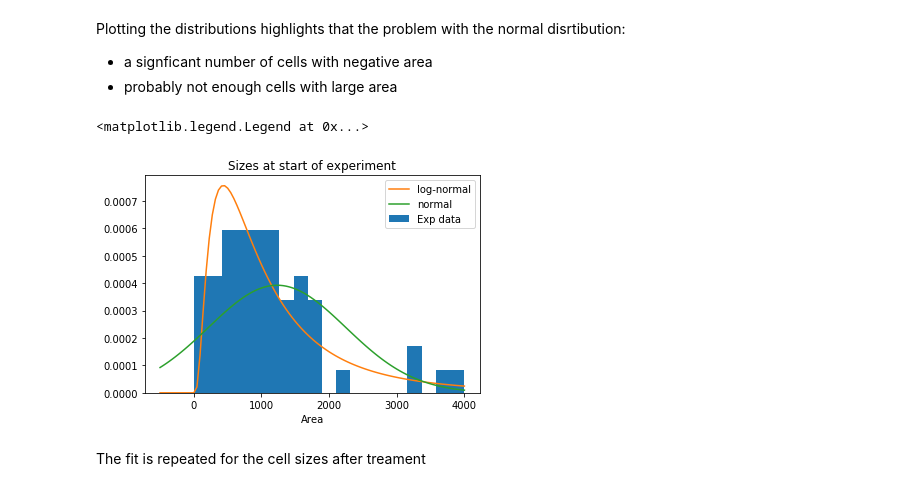
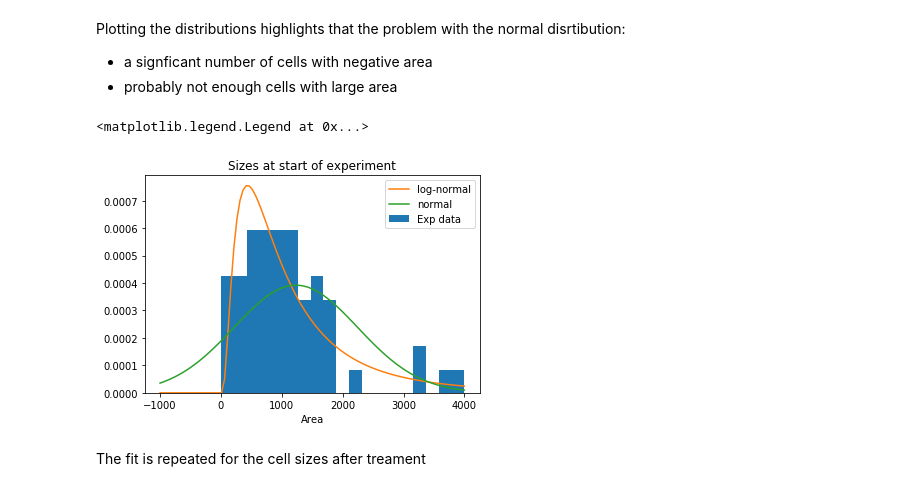
Before and after one commit to evenhuis/exp-design-example, a Jupyter notebook: exp_design.ipynb, the cells around one changed output. Saved outputs shown, nothing was run; the diff lists cells and outputs as text; code cells hidden in the pictures.

```diff
--- a/exp_design.ipynb
+++ b/exp_design.ipynb
@@ -47,3 +27,5 @@ df['Time']=pd.Categorical(df['Time'])
+# %%
+df =read_data()
 # %%
 df.head()
 # %% [output]
@@ -69,24 +51,25 @@ A common way to describe the size of cells is the log-normal distribution.  This
 
 Compared to the more familar normal distribution, the log-normal more realisitic for describing the size of cells as it cannot be negative.  To demonstrate this we fit the normal and log-normal distributions to the area data
 # %%
-ln_param=stats.lognorm.fit(df1['Area'],floc=0)
-nm_param=stats.norm.fit   (df1['Area'])
+mask = df['Time']==1
+ln_param=stats.lognorm.fit(df[mask]['Area'],floc=0)
+nm_param=stats.norm.fit   (df[mask]['Area'])
 # %% [markdown]
 Plotting the distributions highlights that the problem with the normal disrtibution:
 * a signficant number of cells with negative area
 * probably not enough cells with large area
 # %%
-x = np.linspace(-500,4000,100)
+x = np.linspace(-1000,4000,100)
 
-plt.hist(df1['Area'], bins=np.linspace(0,4000,20),density=True,    label="Exp data")
+plt.hist(df[mask]['Area'], bins=np.linspace(0,4000,20),density=True,    label="Exp data")
 plt.plot(x,stats.lognorm.pdf(x,ln_param[0]  ,scale=ln_param[2]),   label="log-normal")
 plt.plot(x,stats.norm.pdf   (x,loc=nm_param[0],scale=nm_param[1]), label="normal")
 plt.xlabel("Area")
 plt.title("Sizes at start of experiment")
 plt.legend()
 # %% [output]
 <matplotlib.legend.Legend at 0x...>
-[figure, old version]
+[figure, new version]
 # %% [markdown]
 The fit is repeated for the cell sizes after treament
 # %%
```
Also changed, not shown: parts of 18 cells of this notebook, 14 other files.
